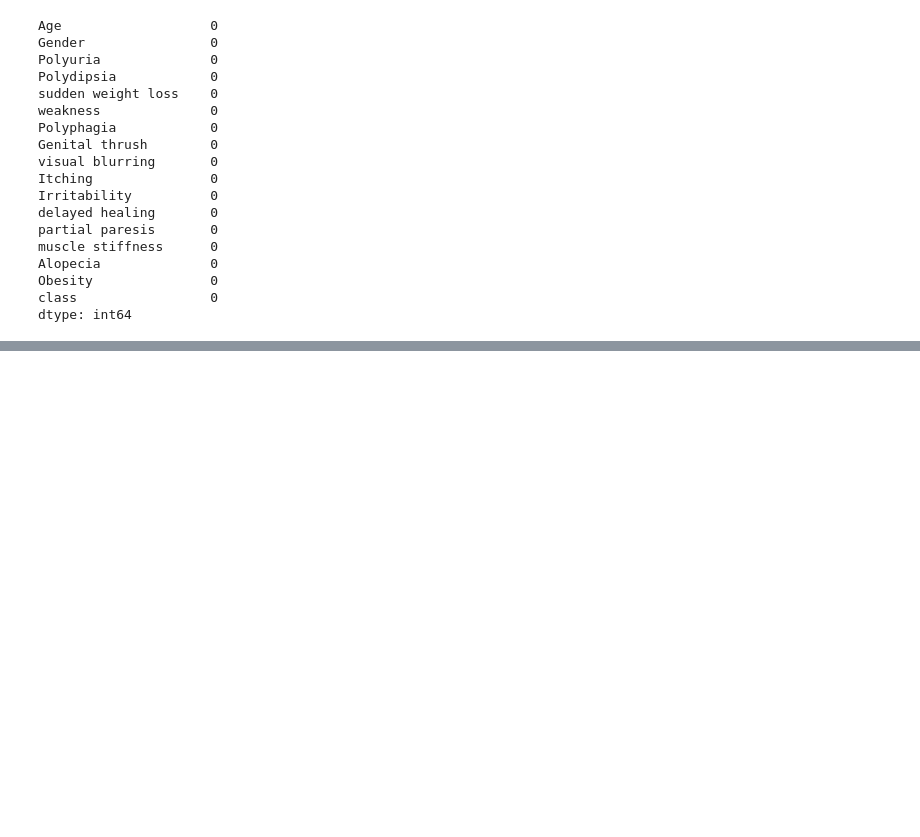
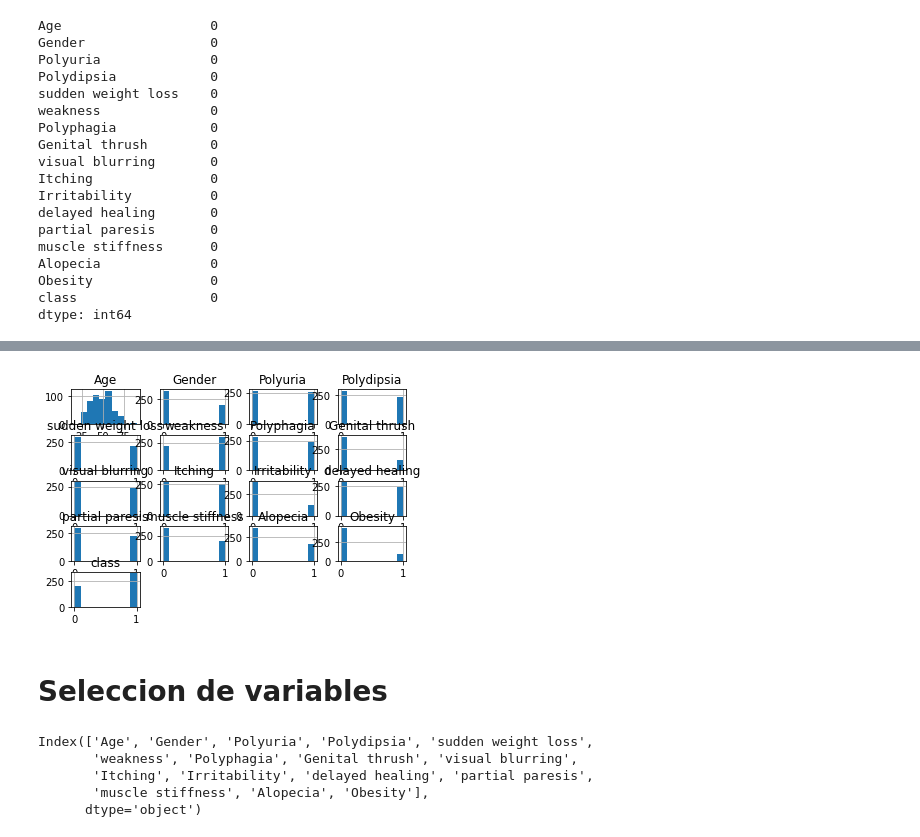
Before and after one commit to luischitala/Equipo_Rojo_SAI_4taEd_GDL, a Jupyter notebook: DataSet2/EDA DIABETES DATASET 2.ipynb, the cells around one changed output, grey strips where cells are left out. Saved outputs shown, nothing was run; the diff lists cells and outputs as text; code cells hidden in the pictures; blank space fills up the shorter version.

```diff
--- a/DataSet2/EDA DIABETES DATASET 2.ipynb
+++ b/DataSet2/EDA DIABETES DATASET 2.ipynb
@@ -187,0 +205,19 @@ dtype: int64
+# %%
+#Hacemos una visualización en general de los datos de entrada.
+dfTranform.hist()
+plt.show()
+#En estas gráficas vemos entre qué valores se concentran la mayoría de registros.
+# %% [output]
+[figure, added]
+# %% [markdown]
+# Seleccion de variables
+# %%
+X1 = dfTranform.iloc[:,0:-1]
+y1 = dfTranform.iloc[:,-1]
+X1.columns
+# %% [output]
+Index(['Age', 'Gender', 'Polyuria', 'Polydipsia', 'sudden weight loss',
+       'weakness', 'Polyphagia', 'Genital thrush', 'visual blurring',
+       'Itching', 'Irritability', 'delayed healing', 'partial paresis',
+       'muscle stiffness', 'Alopecia', 'Obesity'],
+      dtype='object')
```
Also changed, not shown: parts of 26 cells of this notebook.
